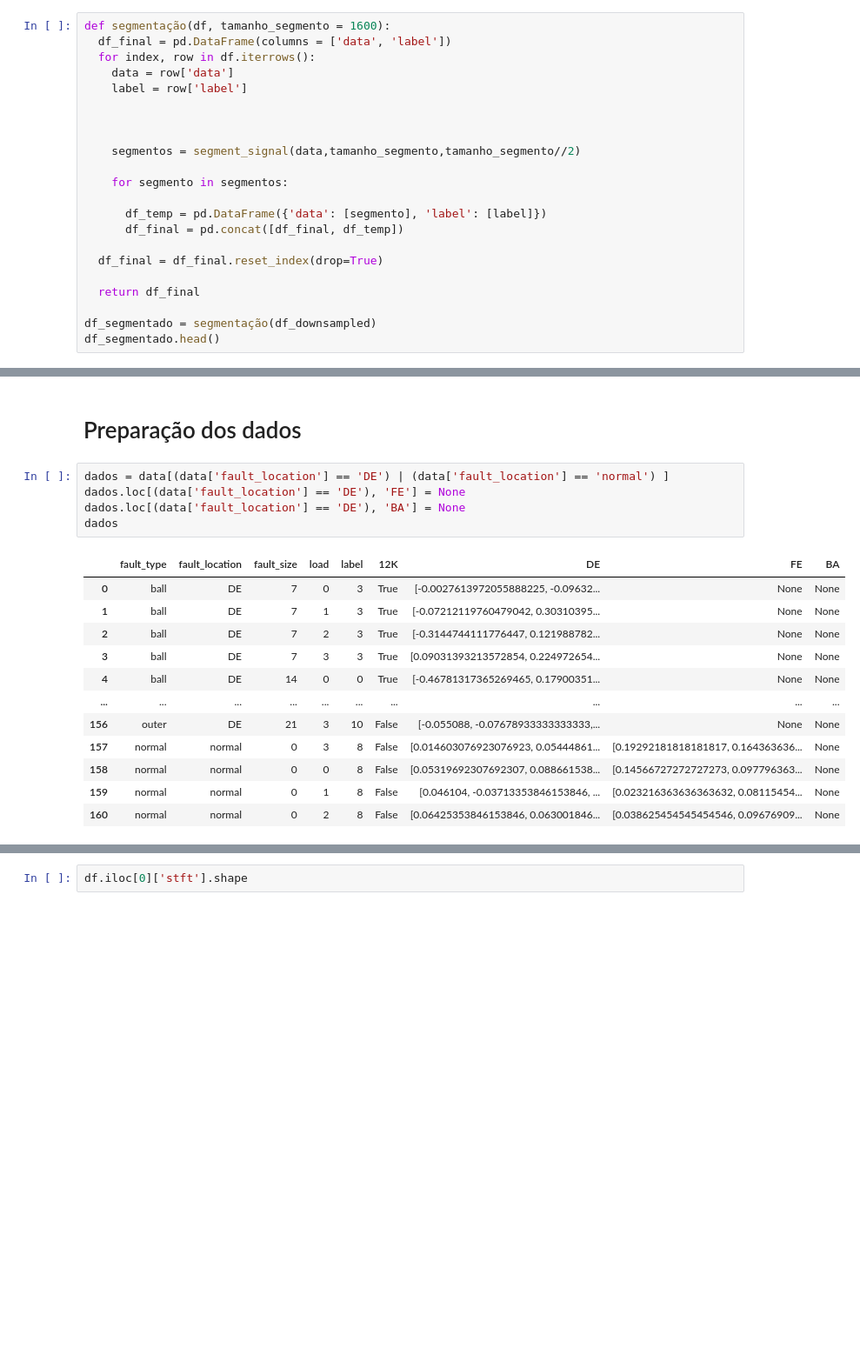
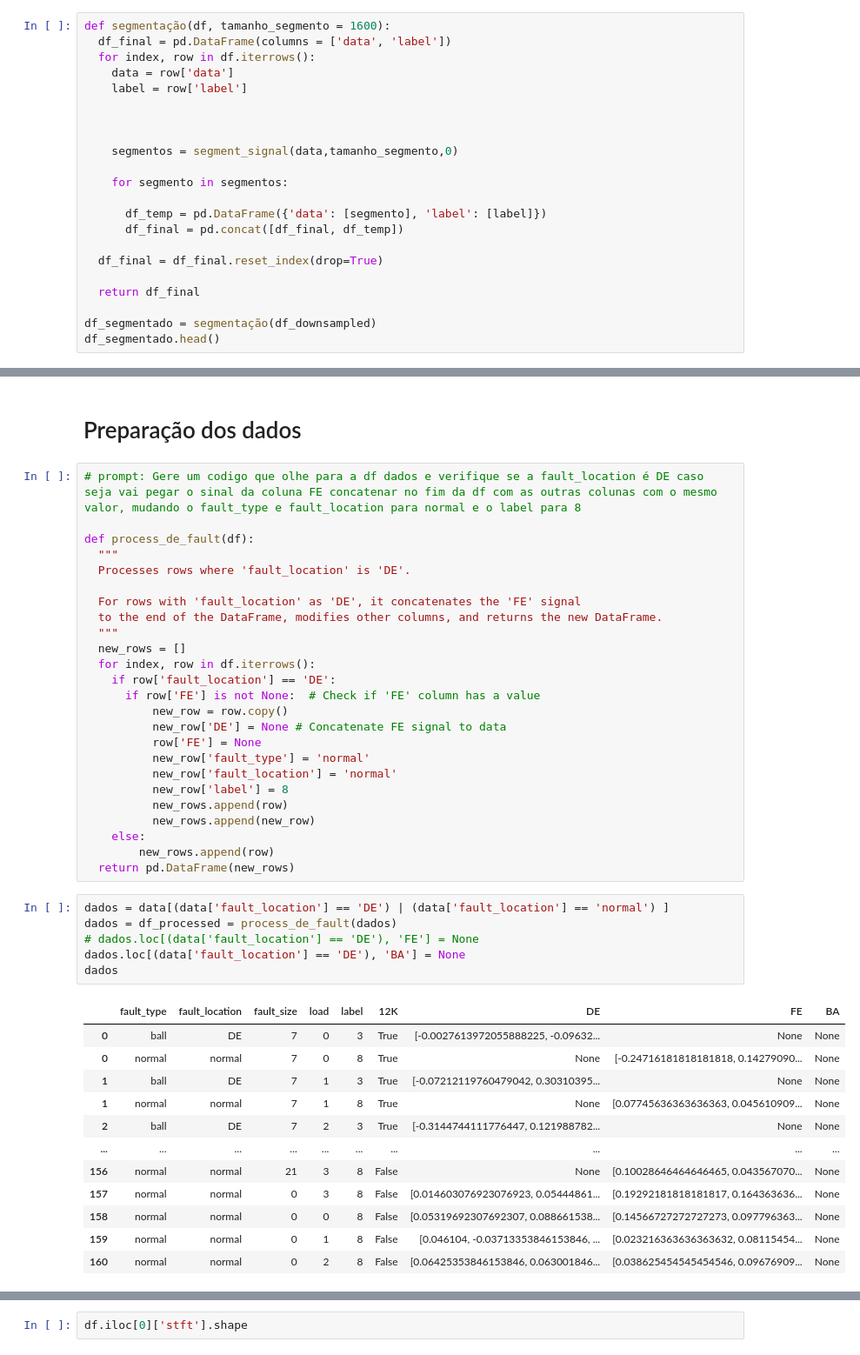
Before and after one commit to LuizFFonseca/Trabalho_final_AM, a Jupyter notebook: Trabalho.ipynb, the cells around one changed output, grey strips where cells are left out. Shown: that part at 87% size. Drawn from its saved outputs; the diff is of its cells as text; blank space fills up the shorter version.

```diff
--- a/Trabalho.ipynb
+++ b/Trabalho.ipynb
@@ -241,7 +240,7 @@ def segmentação(df, tamanho_segmento = 1600):
 
 
 
-    segmentos = segment_signal(data,tamanho_segmento,tamanho_segmento//2)
+    segmentos = segment_signal(data,tamanho_segmento,0)
 
     for segmento in segmentos:
 
@@ -351,20 +350,46 @@ df_stft[df_stft['label'] == 0]['stft'].iloc[0].shape
 (65, 50)
 # %% [markdown]
 # Preparação dos dados
+# %%
+# prompt: Gere um codigo que olhe para a df dados e verifique se a fault_location é DE caso seja vai pegar o sinal da coluna FE concatenar no fim da df com as outras colunas com o mesmo valor, mudando o fault_type e fault_location para normal e o label para 8
+
+def process_de_fault(df):
+  """
+  Processes rows where 'fault_location' is 'DE'.
+
+  For rows with 'fault_location' as 'DE', it concatenates the 'FE' signal
+  to the end of the DataFrame, modifies other columns, and returns the new DataFrame.
+  """
+  new_rows = []
+  for index, row in df.iterrows():
+    if row['fault_location'] == 'DE':
+      if row['FE'] is not None:  # Check if 'FE' column has a value
+          new_row = row.copy()
+          new_row['DE'] = None # Concatenate FE signal to data
+          row['FE'] = None
+          new_row['fault_type'] = 'normal'
+          new_row['fault_location'] = 'normal'
+          new_row['label'] = 8
+          new_rows.append(row)
+          new_rows.append(new_row)
+    else:
+        new_rows.append(row)
+  return pd.DataFrame(new_rows)
 # %%
 dados = data[(data['fault_location'] == 'DE') | (data['fault_location'] == 'normal') ]
-dados.loc[(data['fault_location'] == 'DE'), 'FE'] = None
+dados = df_processed = process_de_fault(dados)
+# dados.loc[(data['fault_location'] == 'DE'), 'FE'] = None
 dados.loc[(data['fault_location'] == 'DE'), 'BA'] = None
 dados
 # %% [output]
 |  | fault_type | fault_location | fault_size | load | label | 12K | DE | FE | BA |
 | 0 | ball | DE | 7 | 0 | 3 | True | [-0.0027613972055888225, -0.09632... | None | None |
+| 0 | normal | normal | 7 | 0 | 8 | True | None | [-0.24716181818181818, 0.14279090... | None |
 | 1 | ball | DE | 7 | 1 | 3 | True | [-0.07212119760479042, 0.30310395... | None | None |
+| 1 | normal | normal | 7 | 1 | 8 | True | None | [0.07745636363636363, 0.045610909... | None |
 | 2 | ball | DE | 7 | 2 | 3 | True | [-0.3144744111776447, 0.121988782... | None | None |
-| 3 | ball | DE | 7 | 3 | 3 | True | [0.09031393213572854, 0.224972654... | None | None |
-| 4 | ball | DE | 14 | 0 | 0 | True | [-0.46781317365269465, 0.17900351... | None | None |
 | ... | ... | ... | ... | ... | ... | ... | ... | ... | ... |
-| 156 | outer | DE | 21 | 3 | 10 | False | [-0.055088, -0.07678933333333333,... | None | None |
+| 156 | normal | normal | 21 | 3 | 8 | False | None | [0.10028646464646465, 0.043567070... | None |
 | 157 | normal | normal | 0 | 3 | 8 | False | [0.014603076923076923, 0.05444861... | [0.19292181818181817, 0.164363636... | None |
 | 158 | normal | normal | 0 | 0 | 8 | False | [0.05319692307692307, 0.088661538... | [0.14566727272727273, 0.097796363... | None |
 | 159 | normal | normal | 0 | 1 | 8 | False | [0.046104, -0.03713353846153846, ... | [0.023216363636363632, 0.08115454... | None |
```
Also changed, not shown: parts of 14 cells of this notebook.
